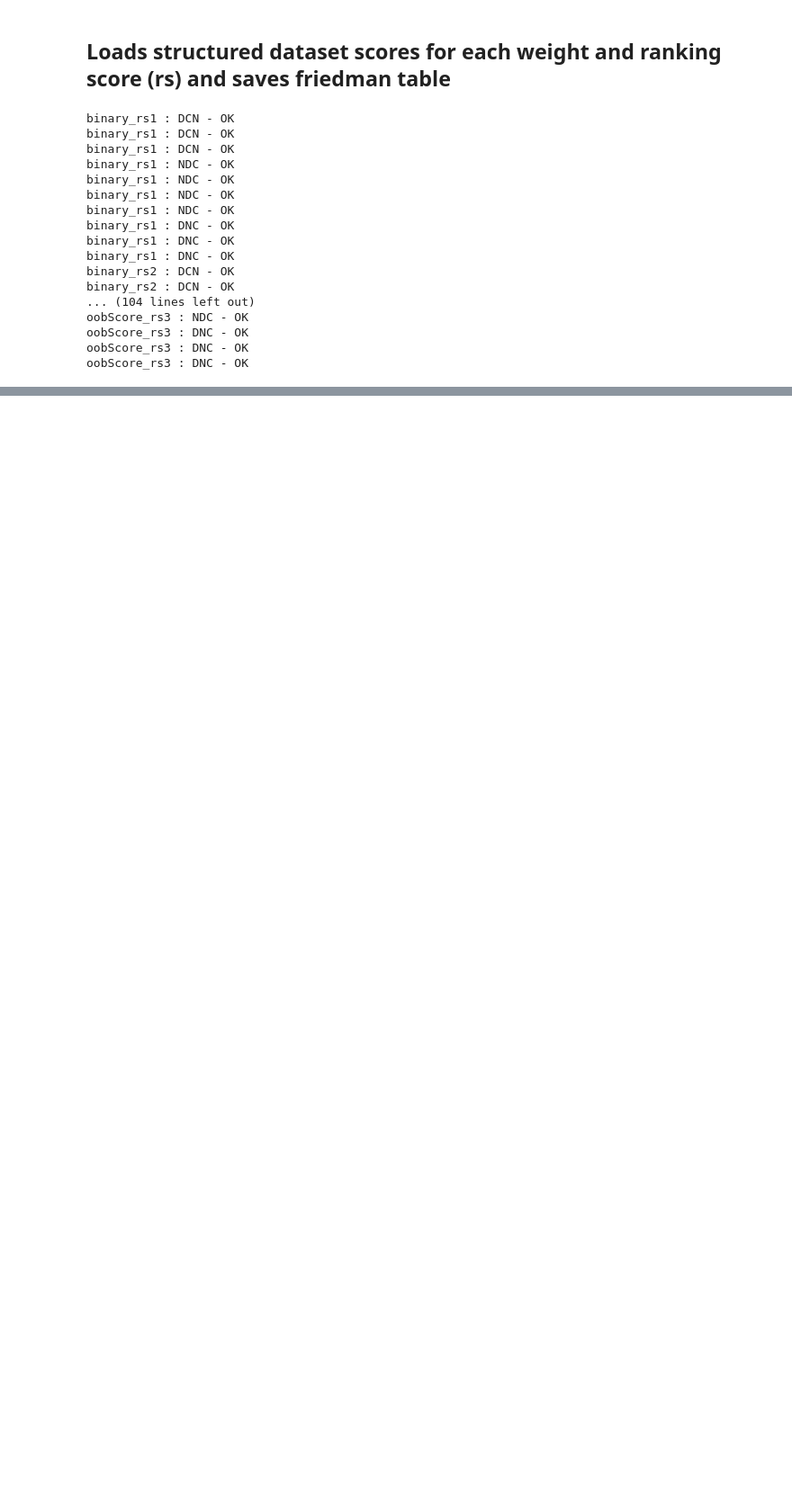
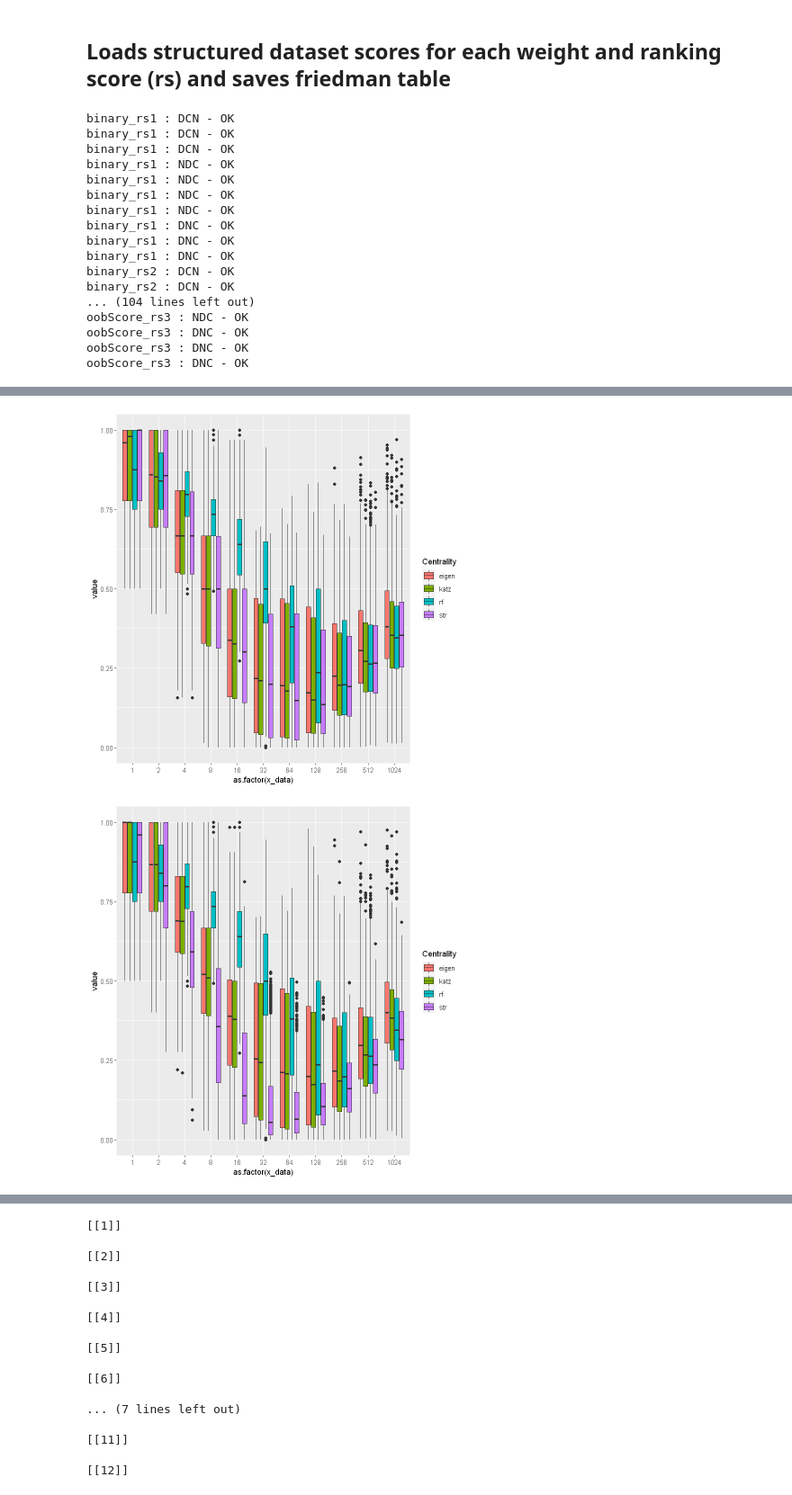
Before and after one commit to ahcantao/R_scripts, a Jupyter notebook: Scores_manipulation+plots+friedman.ipynb, the cells around one changed output, grey strips where cells are left out. Shown: that part at 90% size. Cells and saved outputs as stored; diff of their text form; code cells hidden in the pictures; blank space fills up the shorter version.

```diff
--- a/Scores_manipulation+plots+friedman.ipynb
+++ b/Scores_manipulation+plots+friedman.ipynb
@@ -1,5 +1,5 @@
 # %%
-prediction_type <- "regression" #classification
+prediction_type <- "classification" #classification  #regression
 datasets_path   <- paste0('E:/Mestrado_ranker/datasets_scores/',prediction_type,'/')
 scores_path     <- paste0('E:/Mestrado_ranker/R_output_analisys/data_scores/',prediction_type,'/')
 plots_path      <- paste0('E:/Mestrado_ranker/R_output_analisys/plots/',prediction_type,'/')
@@ -425,0 +426,45 @@ oobScore_rs3 : DNC - OK
+# %%
+prediction_type <- "regression" #classification
+scores_path     <- paste0('E:/Mestrado_ranker/R_output_analisys/data_scores/',prediction_type,'/')
+files <- list.files(path=scores_path, full.names = TRUE, pattern = "\\.csv$")
+
+for (file in files[1]){
+  vec_newformat <- read.table(file, header=TRUE, sep=",")
+  # NDC --- transposed of DNC
+  #saving all 12 subsets for NDC in ndc[[]] list
+  ndc <- list() #Noise Dataset Centrality (NDC)
+  i=1
+  for(noi in c(5,10,20,40)){ #for each noise percentage on examples
+    for(ori in c("g", "in", "out")){ #for each orientation in graph
+      ndc[[i]] <- subset(vec_newformat, noise == noi & (orientation == ori | centrality_or_forest == "f"))
+      ndc[[i]]$title <- paste0('Noise Rate: ', noi,'%;', ' Orientation: ', ori)
+      i=i+1
+    }
+  }
+}
+
+require(ggplot2)
+require(gridExtra)
+
+p <- list()
+i <- 1
+for (data_subset in ndc){
+    dataset <- data_subset
+    x_data <- as.factor(data_subset$R)
+    y_data <- data_subset$value
+    group_by_data <- data_subset$centrality
+    group_by_label <- 'Centrality'
+
+    p[[i]] <- ggplot(dataset,
+                      aes(x    = as.factor(x_data),                  #x_data
+                          y    = value,              #y_data
+                          fill = group_by_data)) +      #group_by_data
+                    geom_boxplot()+
+                    labs(fill=group_by_label)
+
+    i=i+1
+}
+p
+# %% [output]
+[figure, added]
+[figure, added]
@@ -425,0 +479,17 @@ oobScore_rs3 : DNC - OK
+[[1]]
+
+[[2]]
+
+[[3]]
+
+[[4]]
+
+[[5]]
+
+[[6]]
+
+... (7 lines left out)
+
+[[11]]
+
+[[12]]
```
Also changed, not shown: parts of 5 cells of this notebook.
